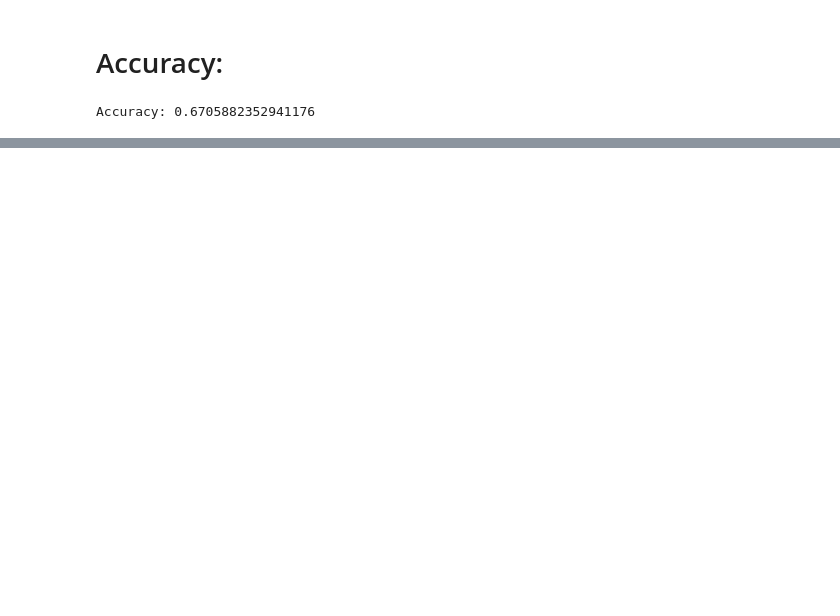
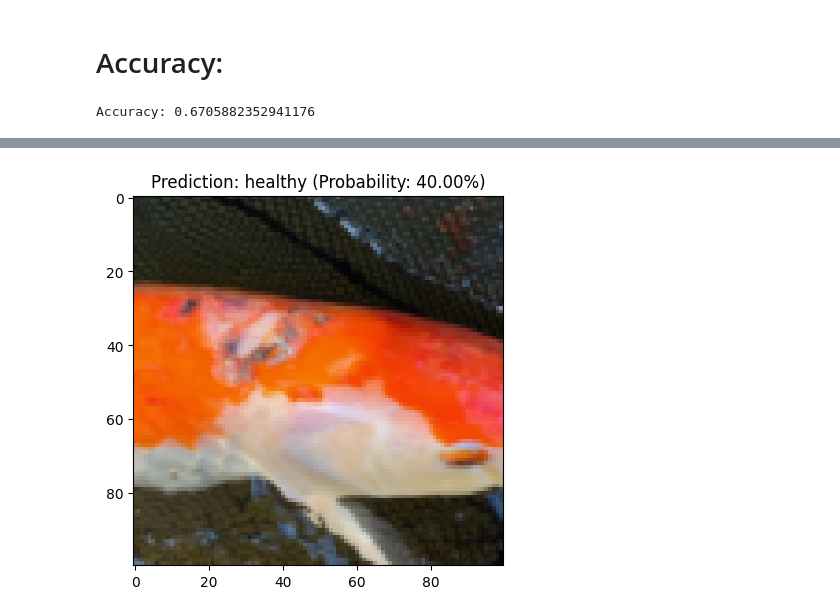
Before and after one commit to EmmelieGren/sick_fishes, a Jupyter notebook: emmelie_knn.ipynb, the cells around one changed output, grey strips where cells are left out. Cells and saved outputs as stored; diff of their text form; code cells hidden in the pictures; blank space fills up the shorter version.

```diff
--- a/emmelie_knn.ipynb
+++ b/emmelie_knn.ipynb
@@ -145,0 +175,4 @@ Accuracy: 0.6705882352941176
+# %%
+test_image(knn_model, 'dataset/test_img/sick_koi_1.jpg')
+# %% [output]
+[figure, added]
```
Also changed, not shown: parts of 13 cells of this notebook, 7 other files.
